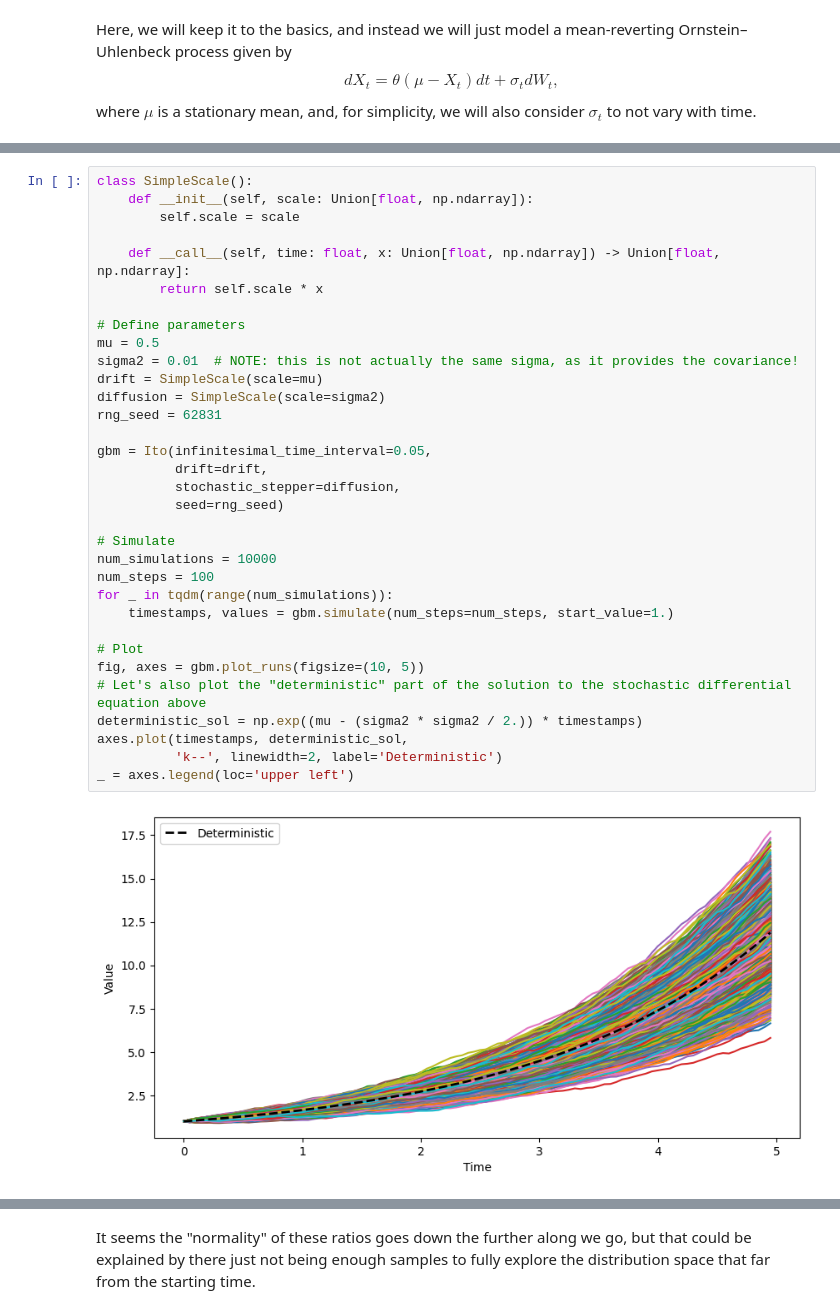
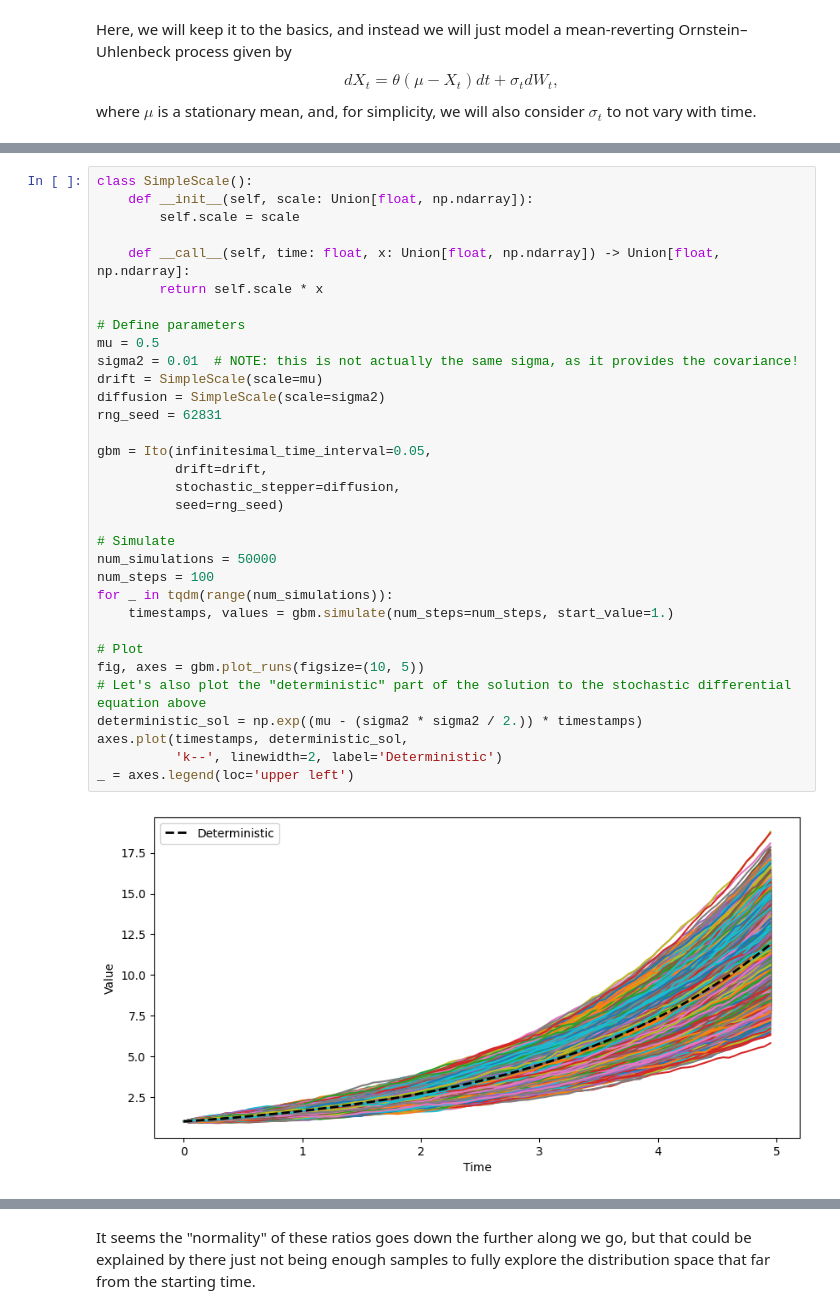
Before and after one commit to victorventuri/misc_quant, a Jupyter notebook: notebooks/stochastic_processes/visualizing_ito.ipynb, the cells around one changed output, grey strips where cells are left out. Drawn from its saved outputs; the diff is of its cells as text.

```diff
--- a/notebooks/stochastic_processes/visualizing_ito.ipynb
+++ b/notebooks/stochastic_processes/visualizing_ito.ipynb
@@ -70,33 +107,33 @@ class SimpleScale():
         self.scale = scale
 
     def __call__(self, time: float, x: Union[float, np.ndarray]) -> Union[float, np.ndarray]:
         return self.scale * x
 
 # Define parameters
 mu = 0.5
 sigma2 = 0.01  # NOTE: this is not actually the same sigma, as it provides the covariance!
 drift = SimpleScale(scale=mu)
 diffusion = SimpleScale(scale=sigma2)
 rng_seed = 62831
 
 gbm = Ito(infinitesimal_time_interval=0.05,
           drift=drift,
           stochastic_stepper=diffusion,
           seed=rng_seed)
 
 # Simulate
-num_simulations = 10000
+num_simulations = 50000
 num_steps = 100
 for _ in tqdm(range(num_simulations)):
     timestamps, values = gbm.simulate(num_steps=num_steps, start_value=1.)
 
 # Plot
 fig, axes = gbm.plot_runs(figsize=(10, 5))
 # Let's also plot the "deterministic" part of the solution to the stochastic differential equation above
 deterministic_sol = np.exp((mu - (sigma2 * sigma2 / 2.)) * timestamps)
 axes.plot(timestamps, deterministic_sol,
           'k--', linewidth=2, label='Deterministic')
 _ = axes.legend(loc='upper left')
 # %% [output]
-[figure, old version]
+[figure, new version]
 # %% [markdown]
```
Also changed, not shown: parts of 5 cells of this notebook.
